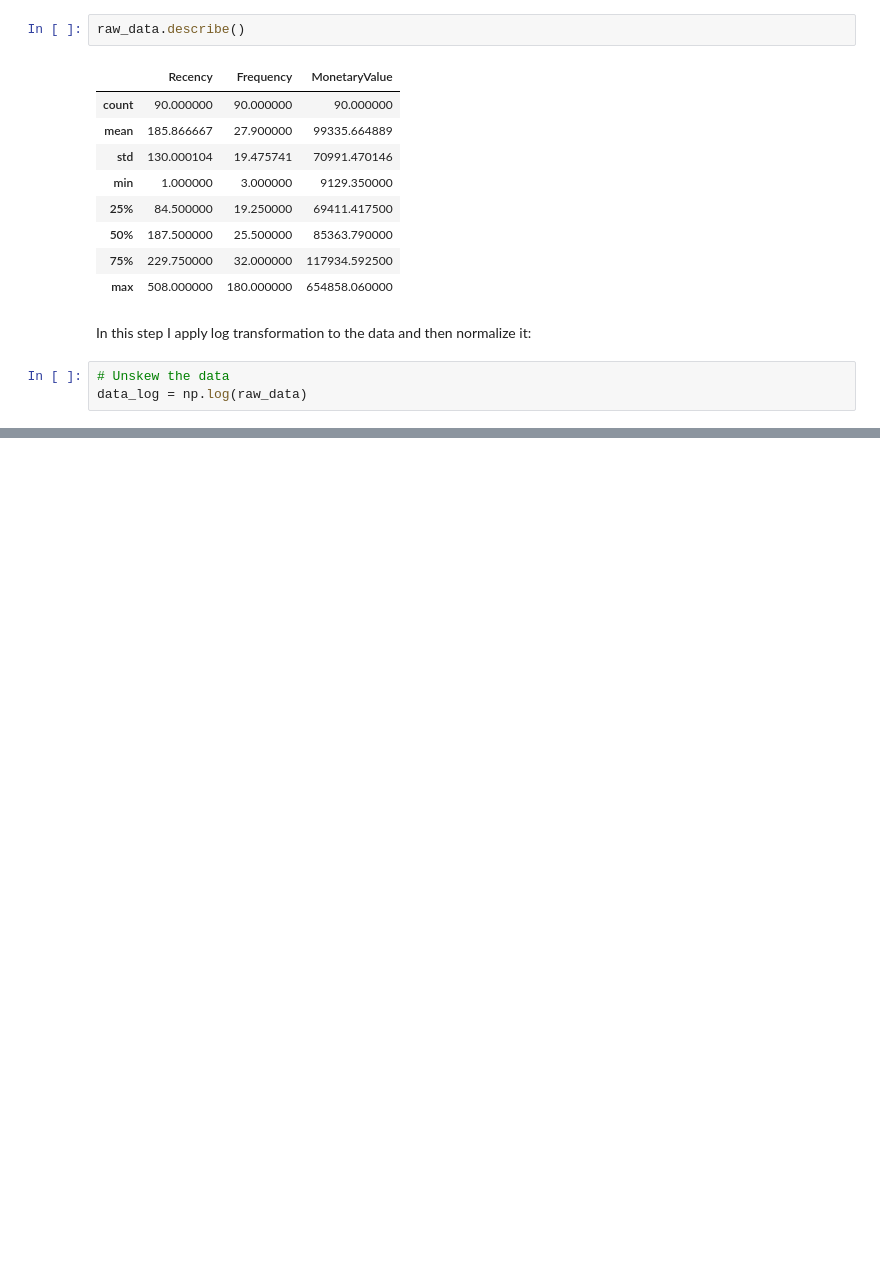
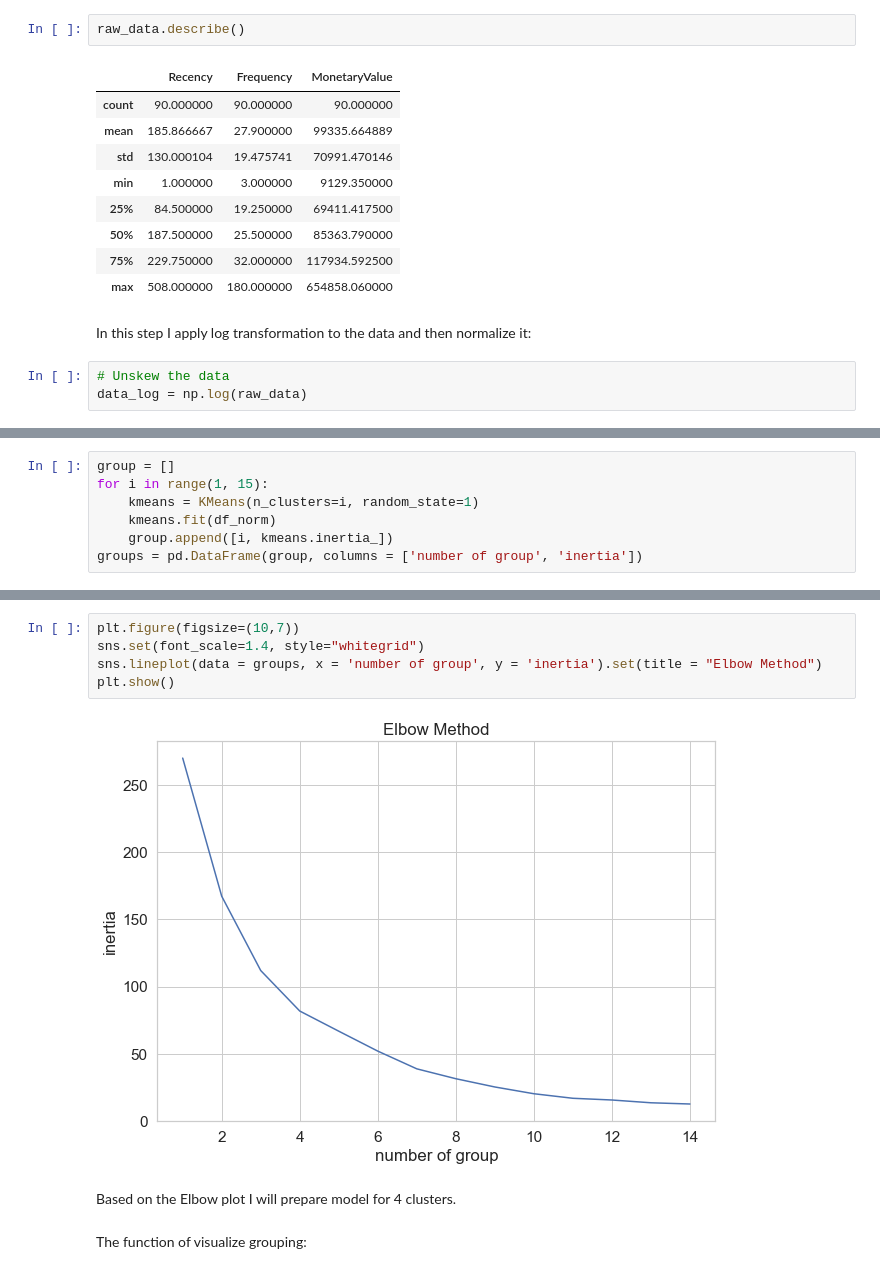
Before and after one commit to SatyamRanjan-404/Customer-Segmentation, a Jupyter notebook: Segmentation_Kmeans.ipynb, the cells around one changed output, grey strips where cells are left out. Saved outputs shown, nothing was run; the diff lists cells and outputs as text; blank space fills up the shorter version.

Commit message:
complete raw rfm kmeans model and update readme

```diff
--- a/Segmentation_Kmeans.ipynb
+++ b/Segmentation_Kmeans.ipynb
@@ -337,0 +377,7 @@ data_log = np.log(raw_data)
+# %%
+group = []
+for i in range(1, 15):
+    kmeans = KMeans(n_clusters=i, random_state=1)
+    kmeans.fit(df_norm)
+    group.append([i, kmeans.inertia_])
+groups = pd.DataFrame(group, columns = ['number of group', 'inertia'])
@@ -337,0 +402,11 @@ data_log = np.log(raw_data)
+# %%
+plt.figure(figsize=(10,7))
+sns.set(font_scale=1.4, style="whitegrid")
+sns.lineplot(data = groups, x = 'number of group', y = 'inertia').set(title = "Elbow Method")
+plt.show()
+# %% [output]
+[figure, added]
+# %% [markdown]
+Based on the Elbow plot I will prepare model for 4 clusters.
+# %% [markdown]
+The function of visualize grouping:
```
Also changed, not shown: parts of 30 cells of this notebook, 1 other file.
